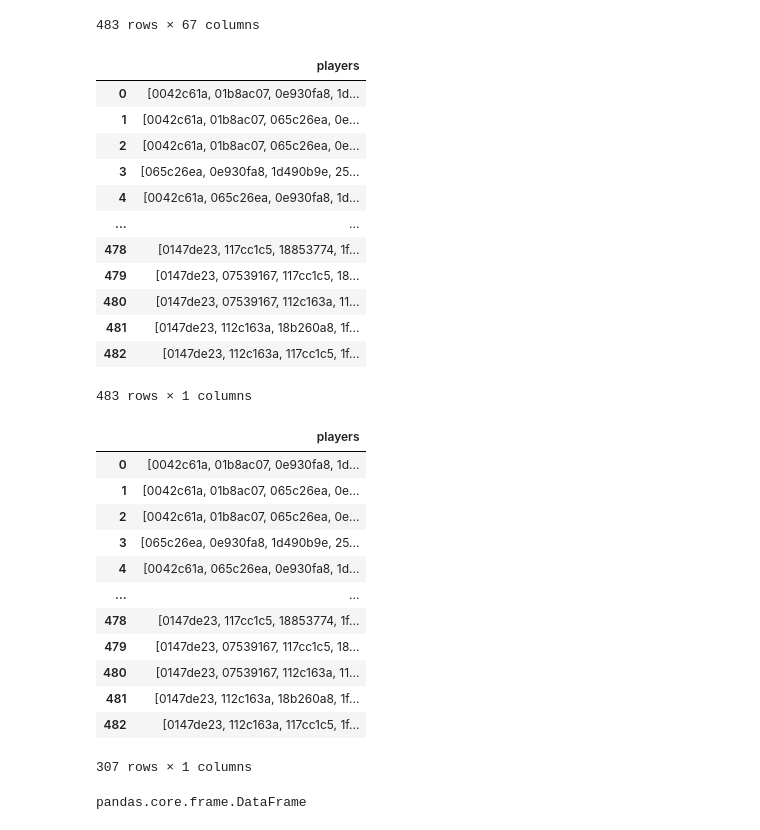
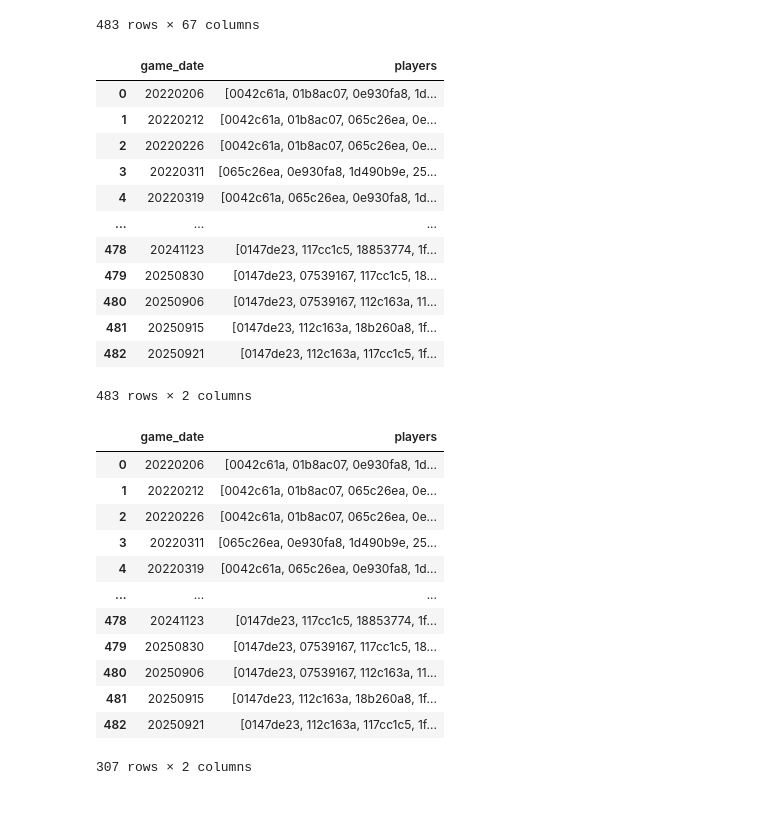
Before and after one commit to mycycler22/ghost_of_eden_park, a Jupyter notebook: player_data.ipynb, the cells around one changed output. Cells and saved outputs as stored; diff of their text form; code cells hidden in the pictures.

```diff
--- a/player_data.ipynb
+++ b/player_data.ipynb
@@ -81,44 +81,40 @@ all_team_stats
 | 482 | 3a1983b3 | Fiji | 20250921 | Japan | f97333f3 | 19a16e21 | [0147de23, 112c163a, 117cc1c5, 1f... | 27.0 | 33.0 | ... |
 483 rows × 67 columns
 # %%
-all_players = all_team_stats[['players']]
+all_players = all_team_stats[['game_date', 'players']]
 
 all_players
 # %% [output]
-|  | players |
-| 0 | [0042c61a, 01b8ac07, 0e930fa8, 1d... |
-| 1 | [0042c61a, 01b8ac07, 065c26ea, 0e... |
-| 2 | [0042c61a, 01b8ac07, 065c26ea, 0e... |
-| 3 | [065c26ea, 0e930fa8, 1d490b9e, 25... |
-| 4 | [0042c61a, 065c26ea, 0e930fa8, 1d... |
-| ... | ... |
-| 478 | [0147de23, 117cc1c5, 18853774, 1f... |
-| 479 | [0147de23, 07539167, 117cc1c5, 18... |
-| 480 | [0147de23, 07539167, 112c163a, 11... |
-| 481 | [0147de23, 112c163a, 18b260a8, 1f... |
-| 482 | [0147de23, 112c163a, 117cc1c5, 1f... |
+|  | game_date | players |
+| 0 | 20220206 | [0042c61a, 01b8ac07, 0e930fa8, 1d... |
+| 1 | 20220212 | [0042c61a, 01b8ac07, 065c26ea, 0e... |
+| 2 | 20220226 | [0042c61a, 01b8ac07, 065c26ea, 0e... |
+| 3 | 20220311 | [065c26ea, 0e930fa8, 1d490b9e, 25... |
+| 4 | 20220319 | [0042c61a, 065c26ea, 0e930fa8, 1d... |
+| ... | ... | ... |
+| 478 | 20241123 | [0147de23, 117cc1c5, 18853774, 1f... |
+| 479 | 20250830 | [0147de23, 07539167, 117cc1c5, 18... |
+| 480 | 20250906 | [0147de23, 07539167, 112c163a, 11... |
+| 481 | 20250915 | [0147de23, 112c163a, 18b260a8, 1f... |
+| 482 | 20250921 | [0147de23, 112c163a, 117cc1c5, 1f... |
-483 rows × 1 columns
+483 rows × 2 columns
 # %%
 all_players = all_players[all_players['players'].str.len() > 1]
 
 
 all_players
 # %% [output]
-|  | players |
-| 0 | [0042c61a, 01b8ac07, 0e930fa8, 1d... |
-| 1 | [0042c61a, 01b8ac07, 065c26ea, 0e... |
-| 2 | [0042c61a, 01b8ac07, 065c26ea, 0e... |
-| 3 | [065c26ea, 0e930fa8, 1d490b9e, 25... |
-| 4 | [0042c61a, 065c26ea, 0e930fa8, 1d... |
-| ... | ... |
-| 478 | [0147de23, 117cc1c5, 18853774, 1f... |
-| 479 | [0147de23, 07539167, 117cc1c5, 18... |
-| 480 | [0147de23, 07539167, 112c163a, 11... |
-| 481 | [0147de23, 112c163a, 18b260a8, 1f... |
-| 482 | [0147de23, 112c163a, 117cc1c5, 1f... |
+|  | game_date | players |
+| 0 | 20220206 | [0042c61a, 01b8ac07, 0e930fa8, 1d... |
+| 1 | 20220212 | [0042c61a, 01b8ac07, 065c26ea, 0e... |
+| 2 | 20220226 | [0042c61a, 01b8ac07, 065c26ea, 0e... |
+| 3 | 20220311 | [065c26ea, 0e930fa8, 1d490b9e, 25... |
+| 4 | 20220319 | [0042c61a, 065c26ea, 0e930fa8, 1d... |
+| ... | ... | ... |
+| 478 | 20241123 | [0147de23, 117cc1c5, 18853774, 1f... |
+| 479 | 20250830 | [0147de23, 07539167, 117cc1c5, 18... |
+| 480 | 20250906 | [0147de23, 07539167, 112c163a, 11... |
+| 481 | 20250915 | [0147de23, 112c163a, 18b260a8, 1f... |
+| 482 | 20250921 | [0147de23, 112c163a, 117cc1c5, 1f... |
-307 rows × 1 columns
+307 rows × 2 columns
-# %%
-type(all_players)
-# %% [output]
-pandas.core.frame.DataFrame
 # %%
```
Also changed, not shown: parts of 3 cells of this notebook.
